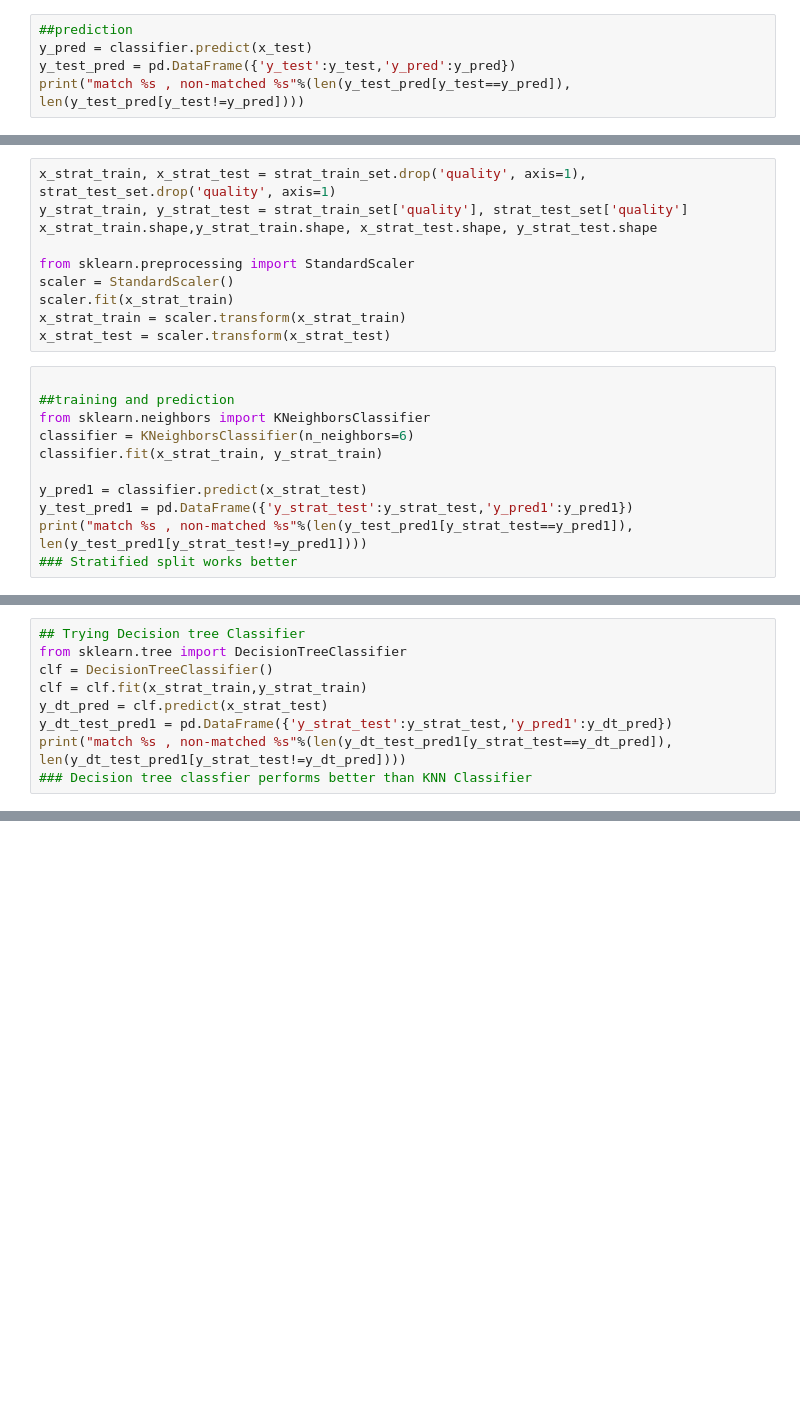
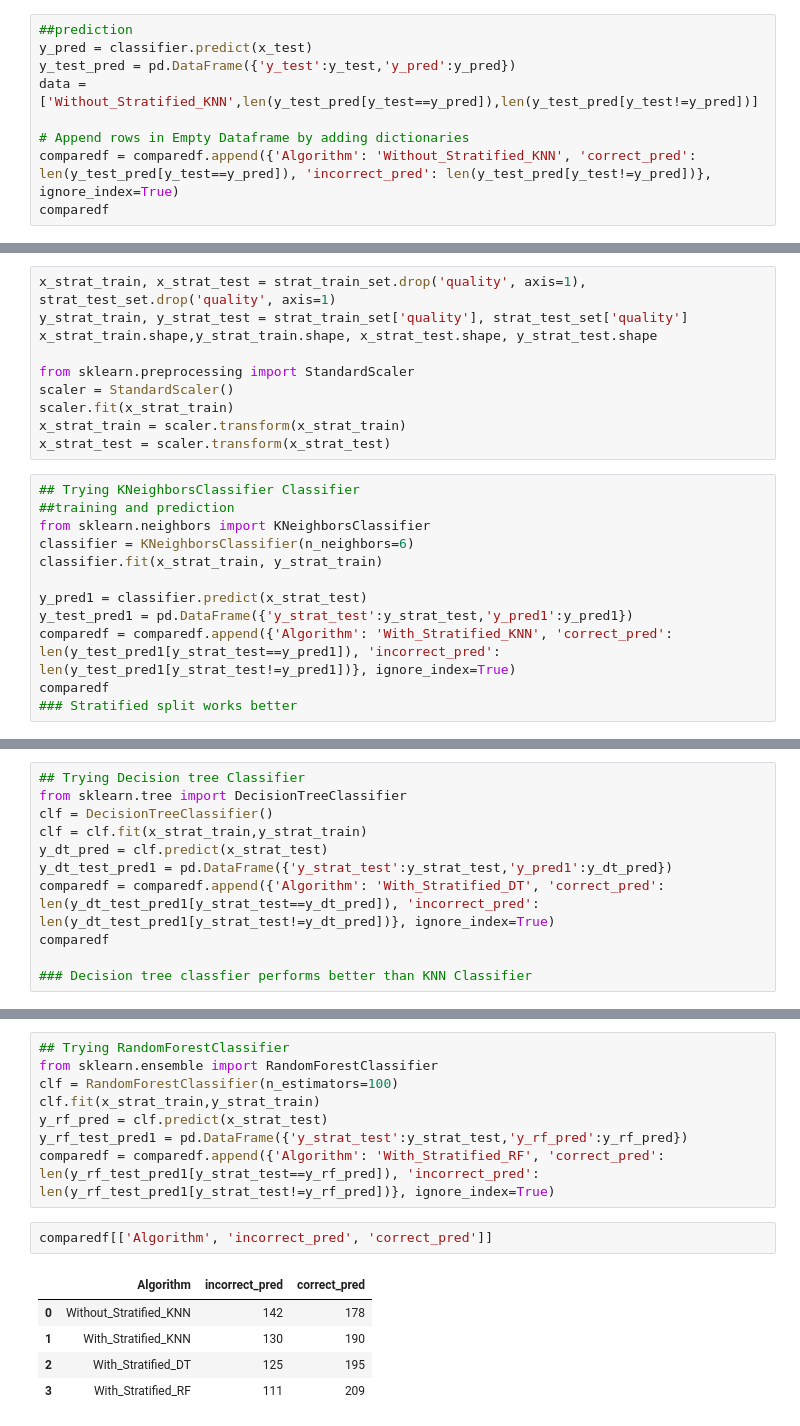
Before and after one commit to rajeevsingh717/WineQualityPrediction, a Jupyter notebook: WineQualityRed.ipynb, the cells around one changed output, grey strips where cells are left out. Cells and saved outputs as stored; diff of their text form; blank space fills up the shorter version.

```diff
--- a/WineQualityRed.ipynb
+++ b/WineQualityRed.ipynb
@@ -157,5 +160,9 @@ KNeighborsClassifier(algorithm='auto', leaf_size=30, metric='minkowski',
 ##prediction
 y_pred = classifier.predict(x_test)
 y_test_pred = pd.DataFrame({'y_test':y_test,'y_pred':y_pred})
-print("match %s , non-matched %s"%(len(y_test_pred[y_test==y_pred]), len(y_test_pred[y_test!=y_pred])))
+data = ['Without_Stratified_KNN',len(y_test_pred[y_test==y_pred]),len(y_test_pred[y_test!=y_pred])]
+
+# Append rows in Empty Dataframe by adding dictionaries
+comparedf = comparedf.append({'Algorithm': 'Without_Stratified_KNN', 'correct_pred': len(y_test_pred[y_test==y_pred]), 'incorrect_pred': len(y_test_pred[y_test!=y_pred])}, ignore_index=True)
+comparedf
 # %% [output]
@@ -207,7 +215,7 @@ scaler.fit(x_strat_train)
 x_strat_train = scaler.transform(x_strat_train)
 x_strat_test = scaler.transform(x_strat_test)
 # %%
-
+## Trying KNeighborsClassifier Classifier
 ##training and prediction
 from sklearn.neighbors import KNeighborsClassifier
 classifier = KNeighborsClassifier(n_neighbors=6)
@@ -215,6 +223,7 @@ classifier.fit(x_strat_train, y_strat_train)
 
 y_pred1 = classifier.predict(x_strat_test)
 y_test_pred1 = pd.DataFrame({'y_strat_test':y_strat_test,'y_pred1':y_pred1})
-print("match %s , non-matched %s"%(len(y_test_pred1[y_strat_test==y_pred1]), len(y_test_pred1[y_strat_test!=y_pred1])))
+comparedf = comparedf.append({'Algorithm': 'With_Stratified_KNN', 'correct_pred': len(y_test_pred1[y_strat_test==y_pred1]), 'incorrect_pred': len(y_test_pred1[y_strat_test!=y_pred1])}, ignore_index=True)
+comparedf
 ### Stratified split works better
 # %% [output]
@@ -226,6 +237,8 @@ clf = DecisionTreeClassifier()
 clf = clf.fit(x_strat_train,y_strat_train)
 y_dt_pred = clf.predict(x_strat_test)
 y_dt_test_pred1 = pd.DataFrame({'y_strat_test':y_strat_test,'y_pred1':y_dt_pred})
-print("match %s , non-matched %s"%(len(y_dt_test_pred1[y_strat_test==y_dt_pred]), len(y_dt_test_pred1[y_strat_test!=y_dt_pred])))
+comparedf = comparedf.append({'Algorithm': 'With_Stratified_DT', 'correct_pred': len(y_dt_test_pred1[y_strat_test==y_dt_pred]), 'incorrect_pred': len(y_dt_test_pred1[y_strat_test!=y_dt_pred])}, ignore_index=True)
+comparedf
+
 ### Decision tree classfier performs better than KNN Classifier
 # %% [output]
@@ -232,0 +249,16 @@ match 192 , non-matched 128
+# %%
+## Trying RandomForestClassifier
+from sklearn.ensemble import RandomForestClassifier
+clf = RandomForestClassifier(n_estimators=100)
+clf.fit(x_strat_train,y_strat_train)
+y_rf_pred = clf.predict(x_strat_test)
+y_rf_test_pred1 = pd.DataFrame({'y_strat_test':y_strat_test,'y_rf_pred':y_rf_pred})
+comparedf = comparedf.append({'Algorithm': 'With_Stratified_RF', 'correct_pred': len(y_rf_test_pred1[y_strat_test==y_rf_pred]), 'incorrect_pred': len(y_rf_test_pred1[y_strat_test!=y_rf_pred])}, ignore_index=True)
+# %%
+comparedf[['Algorithm', 'incorrect_pred', 'correct_pred']]
+# %% [output]
+|  | Algorithm | incorrect_pred | correct_pred |
+| 0 | Without_Stratified_KNN | 142 | 178 |
+| 1 | With_Stratified_KNN | 130 | 190 |
+| 2 | With_Stratified_DT | 125 | 195 |
+| 3 | With_Stratified_RF | 111 | 209 |
```
Also changed, not shown: parts of 7 cells of this notebook.
